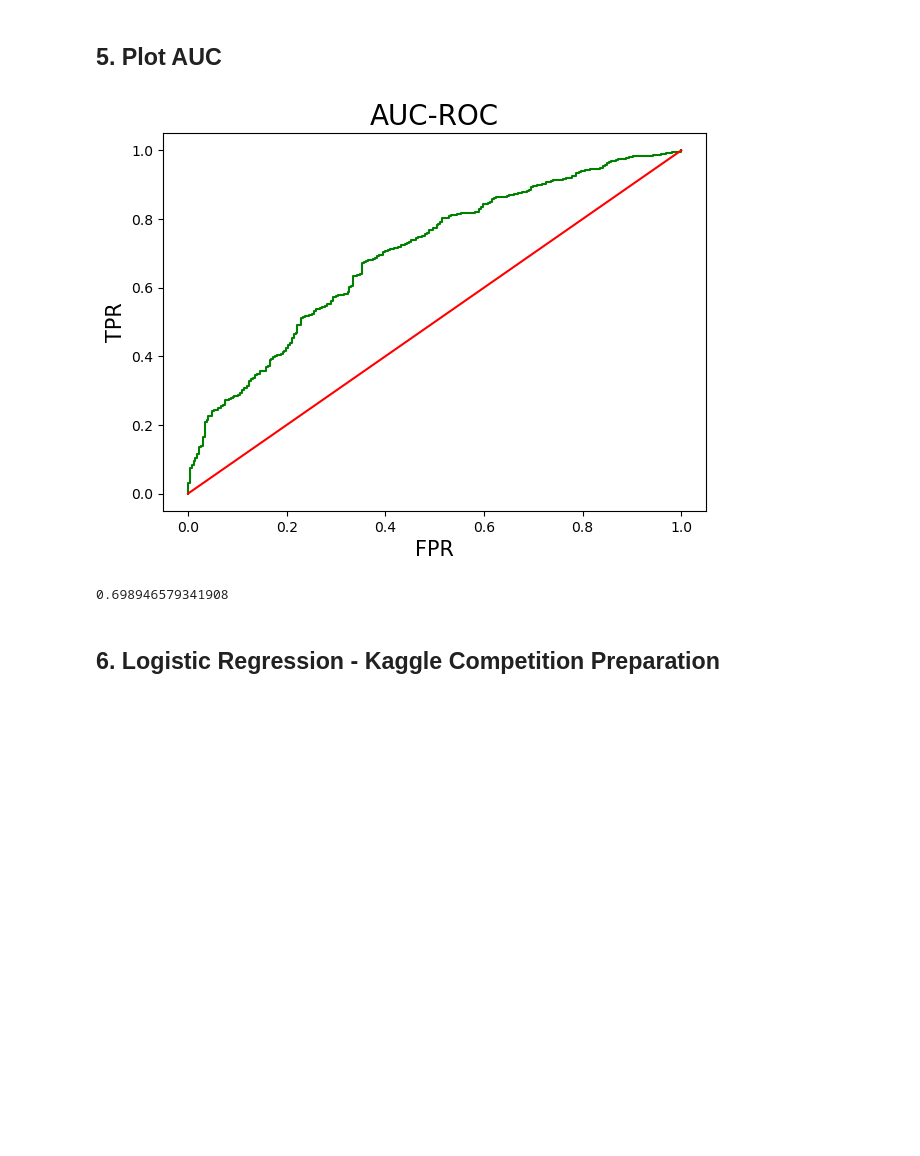
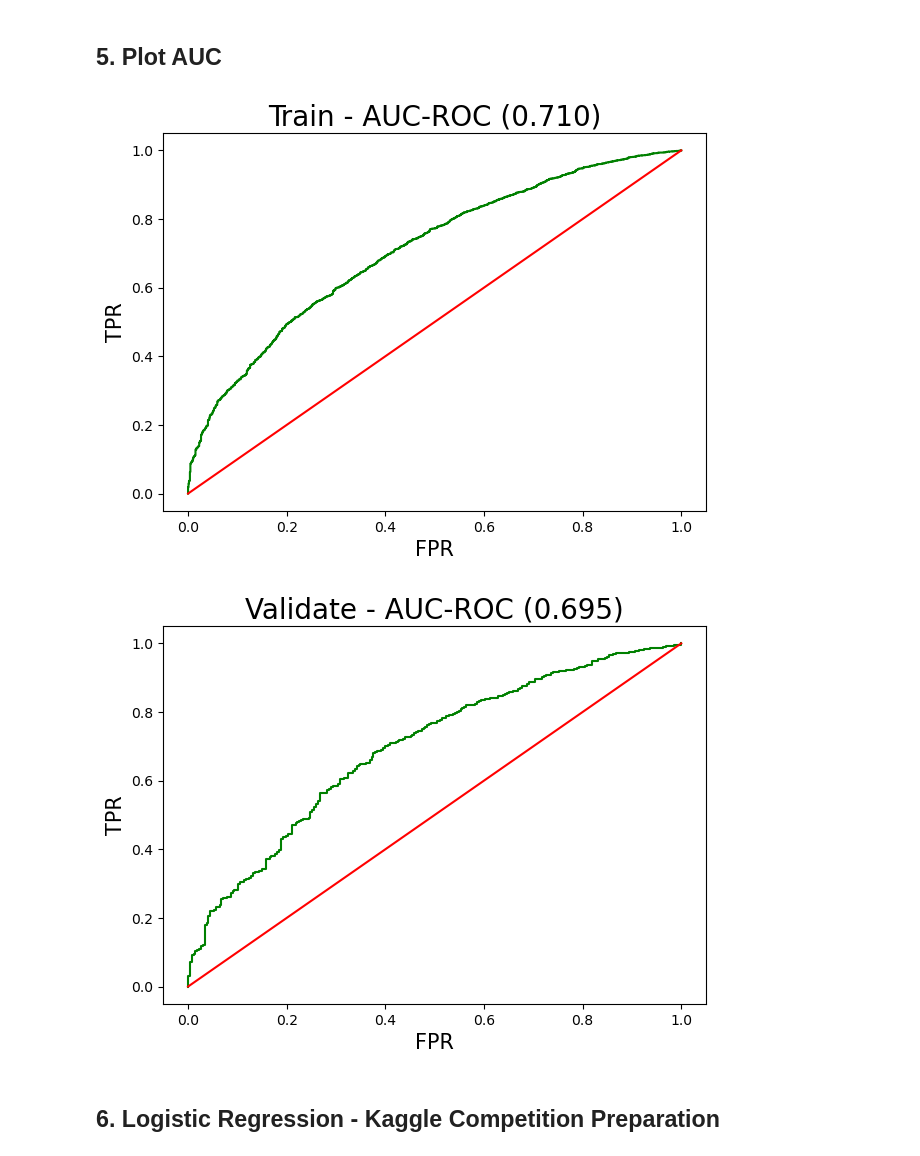
Before and after one commit to nuwanprabhath/kaggle-nba-career-prediction, a Jupyter notebook: notebooks/fragar_nathan-93087548-week3-LogisticRegression.ipynb, the cells around one changed output. Saved outputs shown, nothing was run; the diff lists cells and outputs as text; code cells hidden in the pictures; blank space fills up the shorter version.

```diff
--- a/notebooks/fragar_nathan-93087548-week3-LogisticRegression.ipynb
+++ b/notebooks/fragar_nathan-93087548-week3-LogisticRegression.ipynb
@@ -257,13 +240,0 @@ from sklearn.metrics import roc_curve
-# %%
-fpr,tpr,threshold=roc_curve(y_val,lr_best_1_y_val_proba)
-plt.figure(figsize=(7,5),dpi=100)
-plt.plot(fpr,tpr,color='green')
-plt.plot([0,1],[0,1],label='baseline',color='red')
-plt.xlabel('FPR',fontsize=15)
-plt.ylabel('TPR',fontsize=15)
-plt.title('AUC-ROC',fontsize=20)
-plt.show()
-roc_auc_score(y_val,lr_best_1_y_val_proba)
-# %% [output]
-[figure, removed]
-0.698946579341908
@@ -270,3 +243,8 @@ roc_auc_score(y_val,lr_best_1_y_val_proba)
+# %%
+plot_roc_auc(model = lr_best_1 ,X_train = X_train, y_train = y_train, X_val = X_val, y_val = y_val)
+# %% [output]
+[figure, added]
+[figure, added]
 # %% [markdown]
 ## 6. Logistic Regression - Kaggle Competition Preparation
 # %% [markdown]
```
Also changed, not shown: parts of 29 cells of this notebook.
